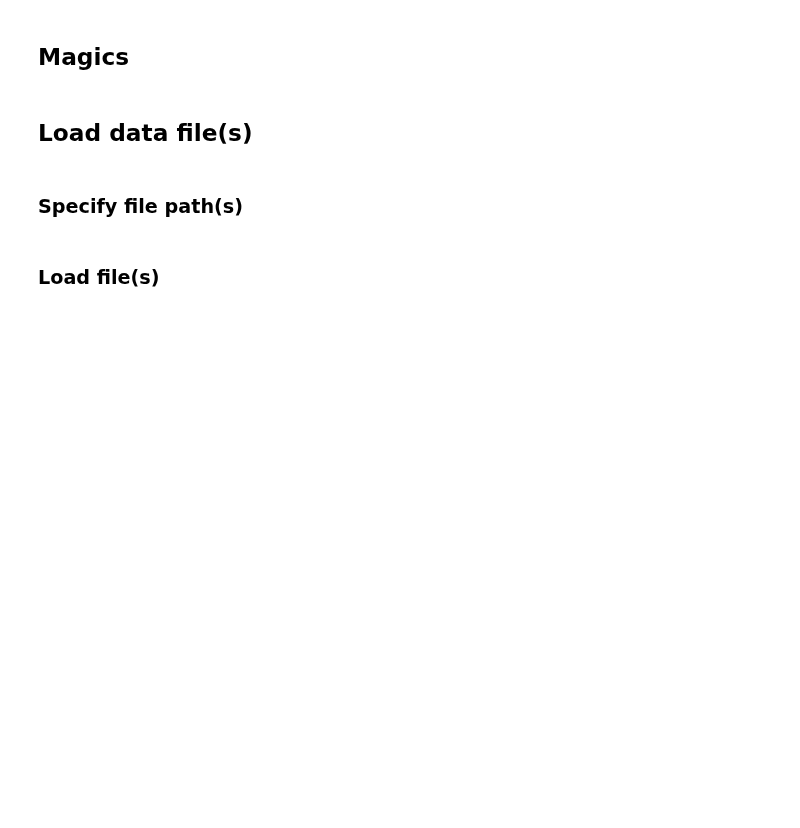
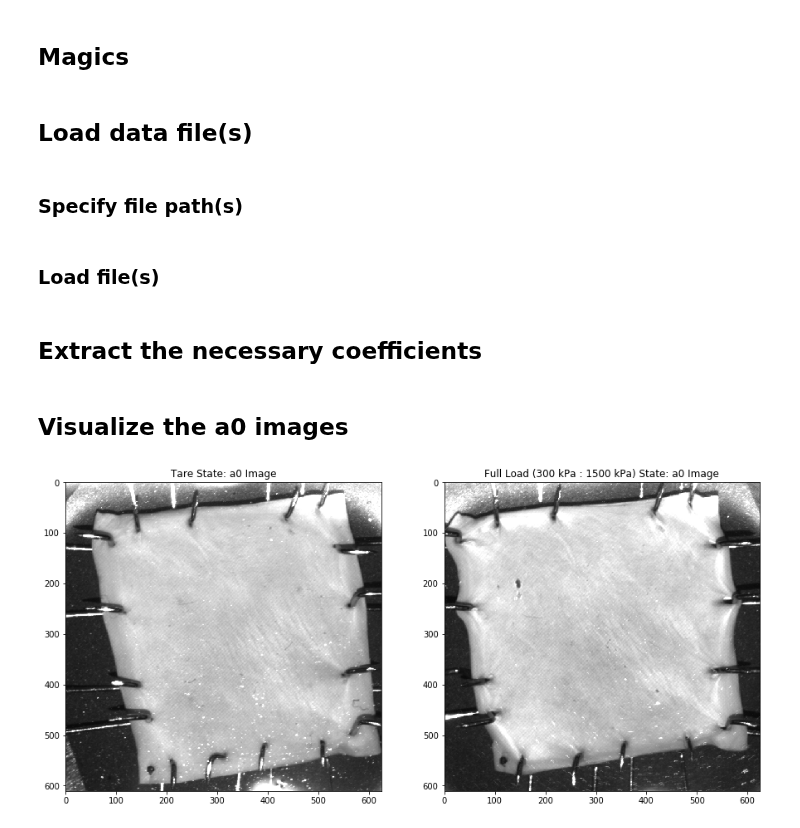
Before and after one commit to mfkiwl/splineDIC, a Jupyter notebook: notebooks/report/stp_report_pSFDI_data_viz.ipynb, the cells around one changed output. Saved outputs shown, nothing was run; the diff lists cells and outputs as text; code cells hidden in the pictures; blank space fills up the shorter version.

Commit message:
adding data viz

```diff
--- a/notebooks/report/stp_report_pSFDI_data_viz.ipynb
+++ b/notebooks/report/stp_report_pSFDI_data_viz.ipynb
@@ -30,5 +30,30 @@ s40_data_path = 'C:\\Users\\potterst1\\Box Sync\\Research\\Projects\\IGA DIC pSF
 # %% [markdown]
 ### Load file(s)
 # %%
-tara_data = fileIO.read_mat_file(tare_data_path)
+tare_data = fileIO.read_mat_file(tare_data_path)
 s40_data = fileIO.read_mat_file(s40_data_path)
+# %% [markdown]
+## Extract the necessary coefficients
+# %%
+tare_a0 = tare_data['a0']
+tare_a2 = tare_data['a2']
+tare_a4 = tare_data['a4']
+
+s40_a0 = s40_data['a0']
+s40_a2 = s40_data['a2']
+s40_a4 = s40_data['a4']
+# %% [markdown]
+## Visualize the a0 images
+# %%
+colorlimits = (0, 1)
+
+fig, (ax0, ax1) = plt.subplots(1, 2, figsize=(15, 15))
+tareim = ax0.imshow(tare_a0, cmap='gray')
+tareim.set_clim(colorlimits)
+ax0.set_title('Tare State: a0 Image')
+
+s40im = ax1.imshow(s40_a0, cmap='gray')
+s40im.set_clim(colorlimits)
+ax1.set_title('Full Load (300 kPa : 1500 kPa) State: a0 Image');
+# %% [output]
+[figure, added]
```
Also changed, not shown: parts of 10 cells of this notebook.
